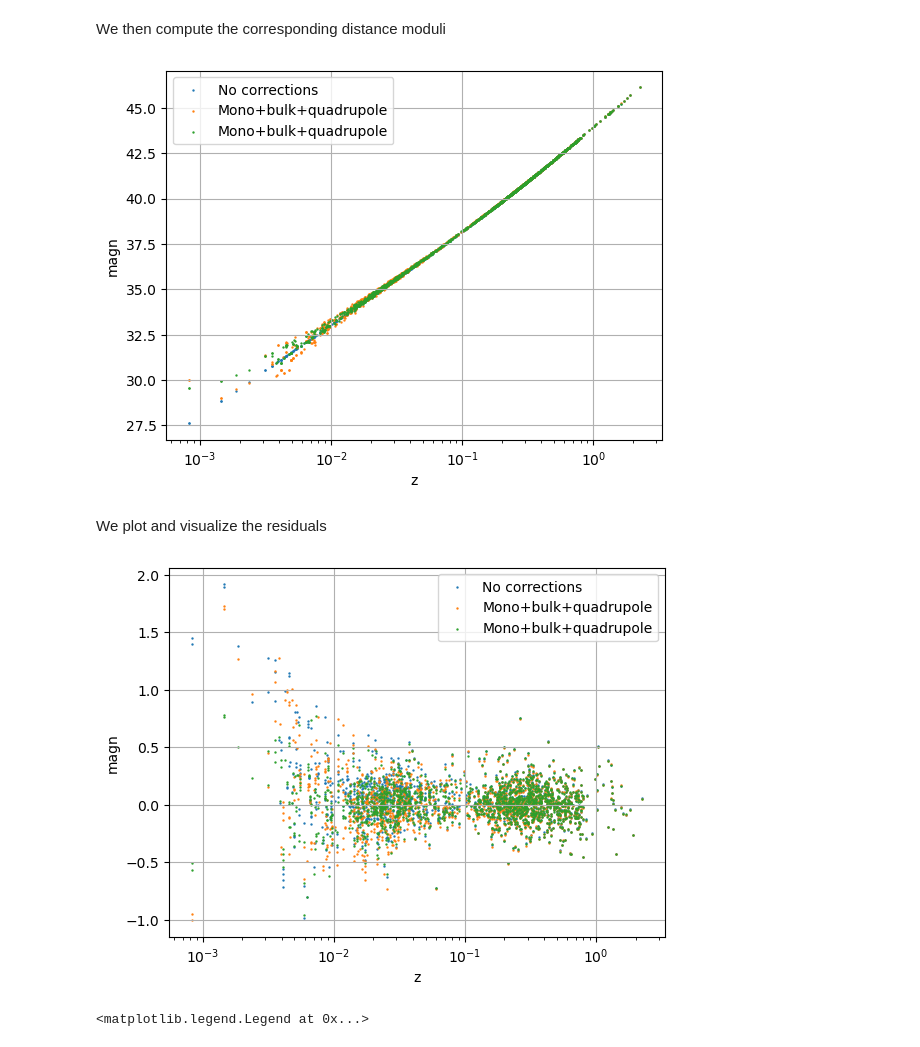
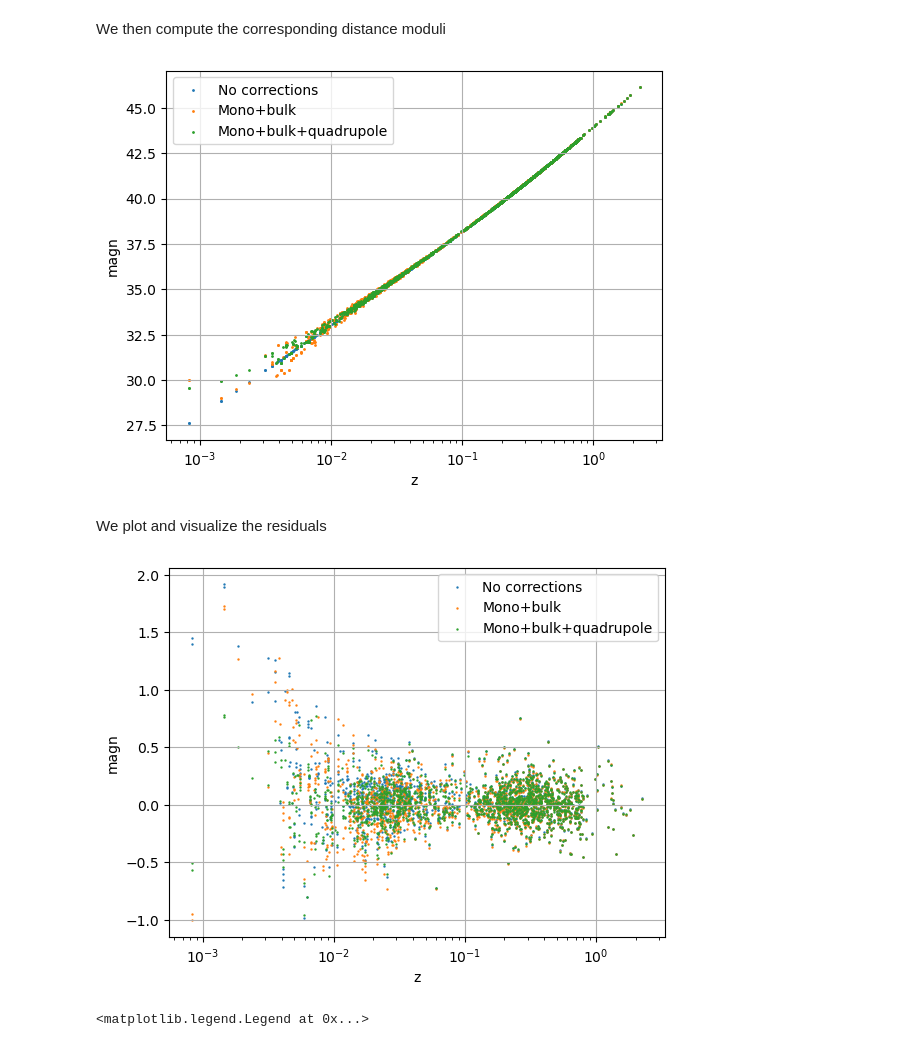
Before and after one commit to fsorrenti/scoutpip, a Jupyter notebook: notebooks/example_notebook.ipynb, the cells around one changed output. Cells and saved outputs as stored; diff of their text form; code cells hidden in the pictures.

```diff
--- a/notebooks/example_notebook.ipynb
+++ b/notebooks/example_notebook.ipynb
@@ -60,9 +57,9 @@ for i in range(1701):
     mono_bulk[i]=ut.monopole(z_mono_bulk[i], 74.1, 0.317)
     mono_bulk_quadrupole[i]=ut.monopole(z_mono_bulk_quadrupole[i], 74.1, 0.317)
 # %%
-plt.scatter(zhel, monopole, s=0.5, label='No corrections')
-plt.scatter(zhel, mono_bulk, s=0.5,label='Mono+bulk+quadrupole')
-plt.scatter(zhel, mono_bulk_quadrupole, s=0.5,label='Mono+bulk+quadrupole')
+plt.scatter(zhel, monopole, s=1, label='No corrections')
+plt.scatter(zhel, mono_bulk, s=1,label='Mono+bulk')
+plt.scatter(zhel, mono_bulk_quadrupole, s=1,label='Mono+bulk+quadrupole')
 
 plt.legend()
 plt.xscale('log')
@@ -70,21 +67,21 @@ plt.xlabel('z')
 plt.ylabel('magn')
 plt.grid()
 # %% [output]
-[figure, old version]
+[figure, new version]
 # %% [markdown]
 We plot and visualize the residuals
 # %%
 plt.scatter(zhel, mu-monopole, s=0.5, label='No corrections')
-plt.scatter(zhel, mu-mono_bulk, s=0.5,label='Mono+bulk+quadrupole')
+plt.scatter(zhel, mu-mono_bulk, s=0.5,label='Mono+bulk')
 plt.scatter(zhel, mu-mono_bulk_quadrupole, s=0.5,label='Mono+bulk+quadrupole')
 
 plt.legend()
 plt.xscale('log')
 plt.xlabel('z')
 plt.ylabel('magn')
 plt.grid()
 # %% [output]
-[figure, old version]
+[figure, new version]
 # %%
 plt.hist(mu-monopole, bins=100, label='No corrections')
 plt.hist(mu-mono_bulk, bins=100, label='Mono+bulk')
```
Also changed, not shown: parts of 5 cells of this notebook, 2 other files.
